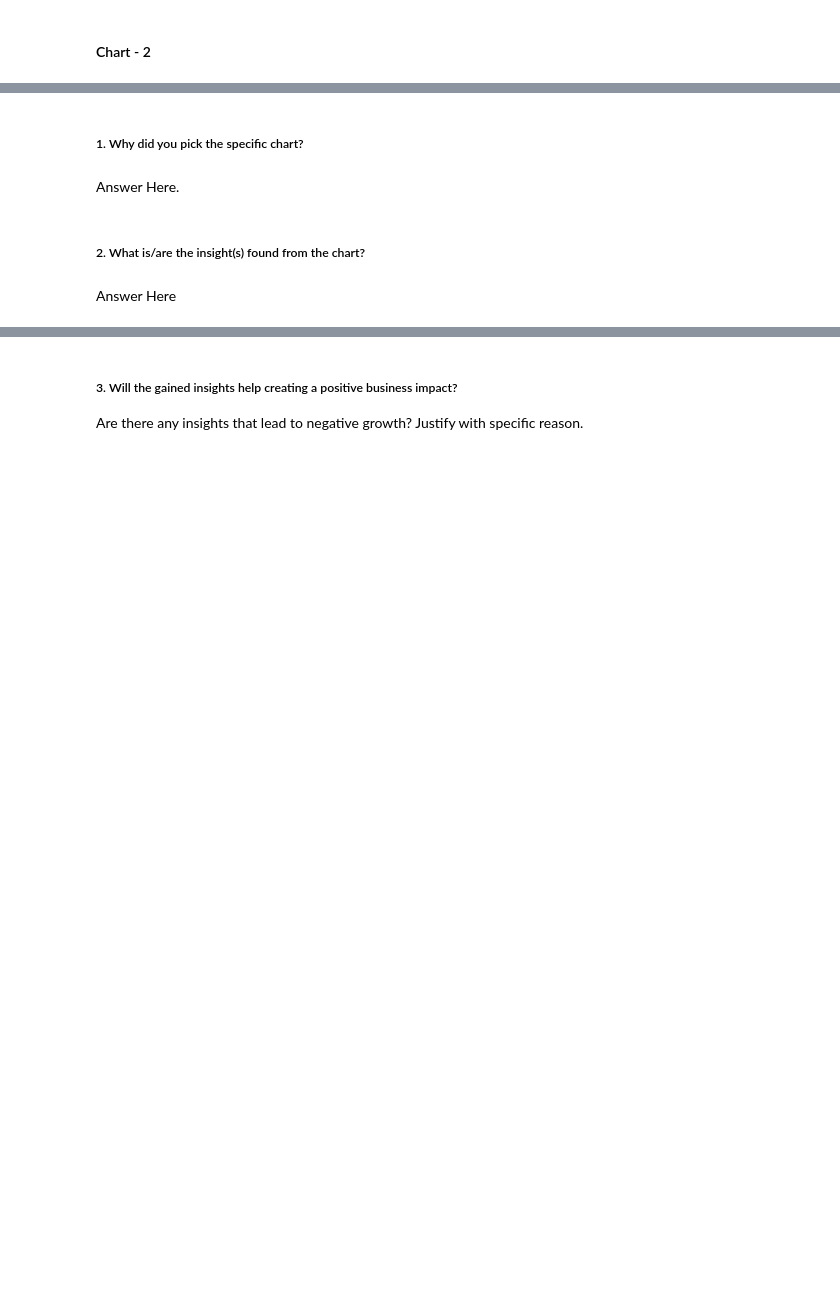
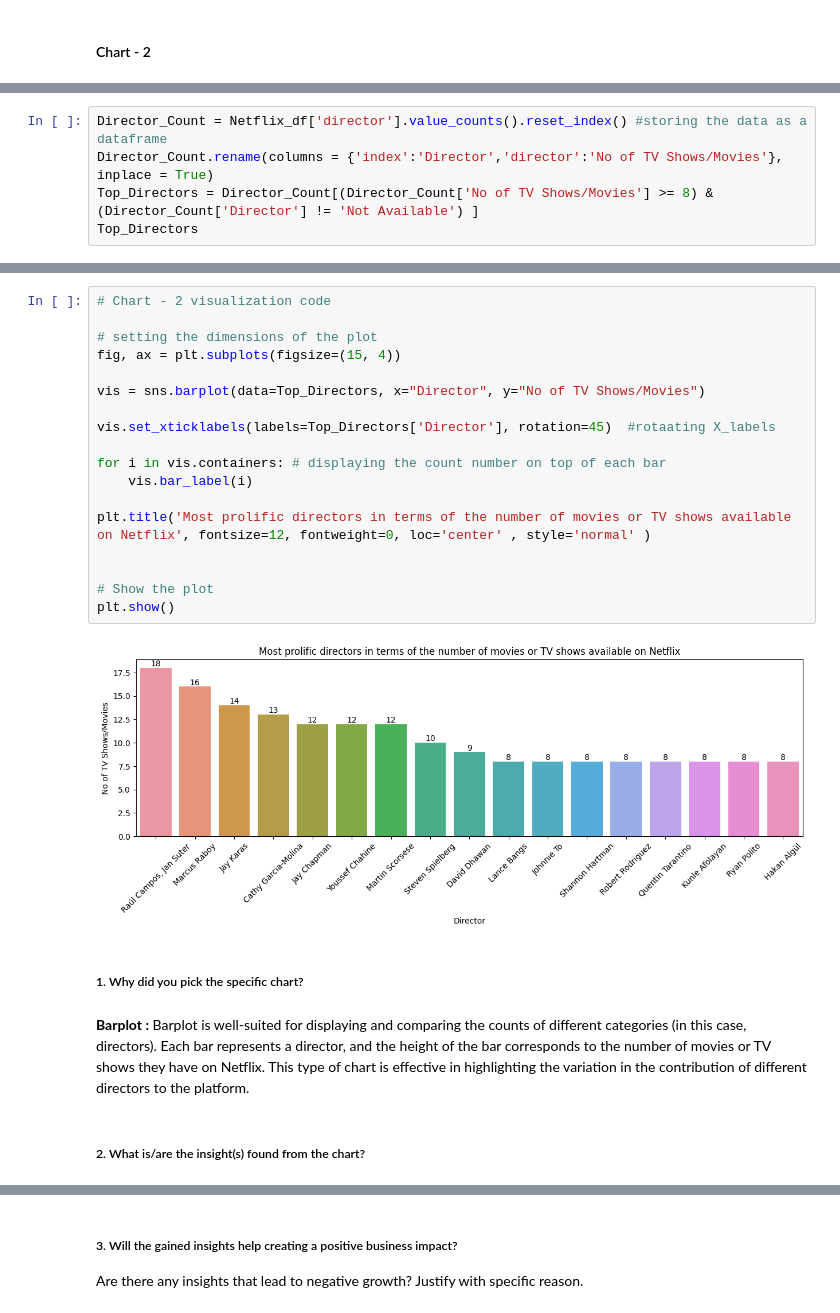
Before and after one commit to Bhushan0097/04.CAPSTONE.UnsupervisedML-Netflix-Movies-and-TV-Shows-Clustering, a Jupyter notebook: Notebook/Netflix_Movies_and_TV_Shows_Clustering.ipynb, the cells around one changed output, grey strips where cells are left out. Saved outputs shown, nothing was run; the diff lists cells and outputs as text; blank space fills up the shorter version.

```diff
--- a/Notebook/Netflix_Movies_and_TV_Shows_Clustering.ipynb
+++ b/Notebook/Netflix_Movies_and_TV_Shows_Clustering.ipynb
@@ -312,0 +711,5 @@ Answer Here
+# %%
+Director_Count = Netflix_df['director'].value_counts().reset_index() #storing the data as a dataframe
+Director_Count.rename(columns = {'index':'Director','director':'No of TV Shows/Movies'}, inplace = True)
+Top_Directors = Director_Count[(Director_Count['No of TV Shows/Movies'] >= 8) & (Director_Count['Director'] != 'Not Available') ]
+Top_Directors
@@ -313,8 +735,26 @@ Answer Here
+# %%
+# Chart - 2 visualization code
+
+# setting the dimensions of the plot
+fig, ax = plt.subplots(figsize=(15, 4))
+
+vis = sns.barplot(data=Top_Directors, x="Director", y="No of TV Shows/Movies")
+
+vis.set_xticklabels(labels=Top_Directors['Director'], rotation=45)  #rotaating X_labels
+
+for i in vis.containers: # displaying the count number on top of each bar
+    vis.bar_label(i)
+
+plt.title('Most prolific directors in terms of the number of movies or TV shows available on Netflix', fontsize=12, fontweight=0, loc='center' , style='normal' )
+
+
+# Show the plot
+plt.show()
+# %% [output]
+[figure, added]
 # %% [markdown]
 ##### 1. Why did you pick the specific chart?
-# %% [markdown]
-Answer Here.
+# %% [markdown]
+**Barplot :**  Barplot is well-suited for displaying and comparing the counts of different categories (in this case, directors). Each bar represents a director, and the height of the bar corresponds to the number of movies or TV shows they have on Netflix. This type of chart is effective in highlighting the variation in the contribution of different directors to the platform.
 # %% [markdown]
 ##### 2. What is/are the insight(s) found from the chart?
-# %% [markdown]
-Answer Here
```
Also changed, not shown: parts of 104 cells of this notebook.
